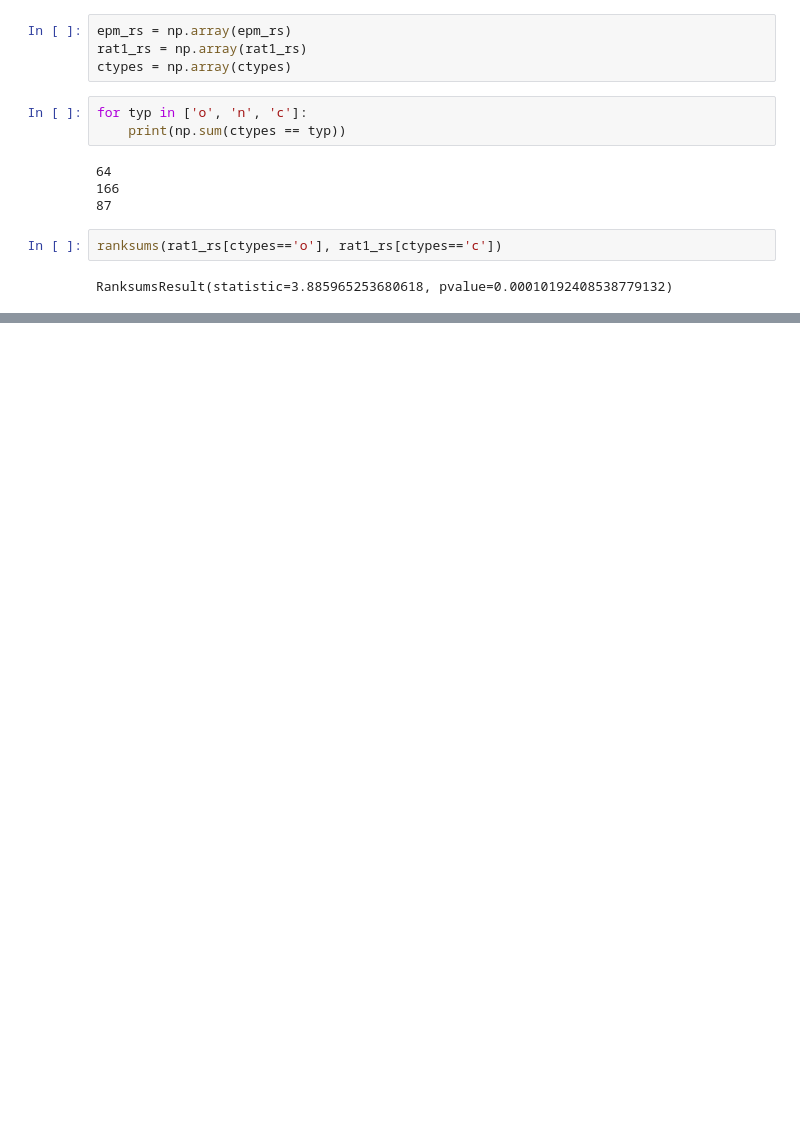
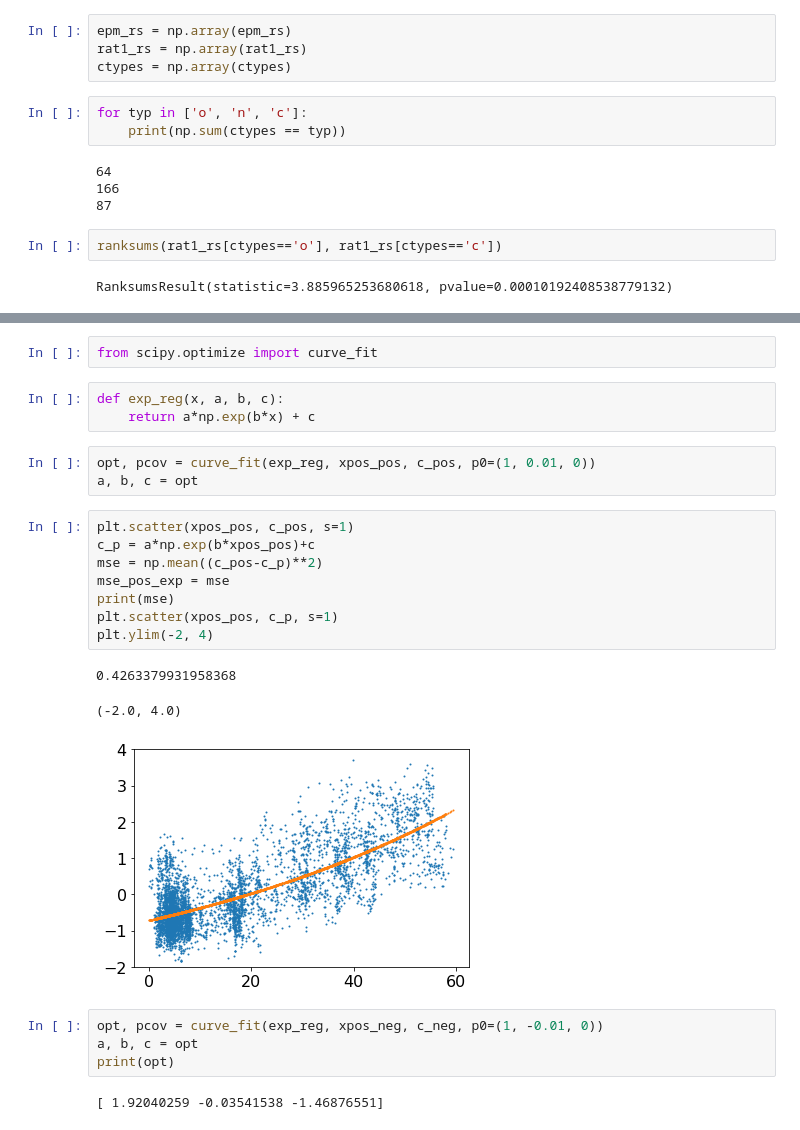
Before and after one commit to johannes-lee/eLife_dPAG-ensembles-represent-approach-and-avoidance-states, a Jupyter notebook: elife_3s3B_3s3C.ipynb, the cells around one changed output, grey strips where cells are left out. Drawn from its saved outputs; the diff is of its cells as text; blank space fills up the shorter version.

```diff
--- a/elife_3s3B_3s3C.ipynb
+++ b/elife_3s3B_3s3C.ipynb
@@ -99,0 +183,26 @@ plt.savefig('./elife_figs/3s3B.svg')
+# %%
+from scipy.optimize import curve_fit
+# %%
+def exp_reg(x, a, b, c):
+    return a*np.exp(b*x) + c
+# %%
+opt, pcov = curve_fit(exp_reg, xpos_pos, c_pos, p0=(1, 0.01, 0))
+a, b, c = opt
+# %%
+plt.scatter(xpos_pos, c_pos, s=1)
+c_p = a*np.exp(b*xpos_pos)+c
+mse = np.mean((c_pos-c_p)**2)
+mse_pos_exp = mse
+print(mse)
+plt.scatter(xpos_pos, c_p, s=1)
+plt.ylim(-2, 4)
+# %% [output]
+0.4263379931958368
+(-2.0, 4.0)
+[figure, added]
+# %%
+opt, pcov = curve_fit(exp_reg, xpos_neg, c_neg, p0=(1, -0.01, 0))
+a, b, c = opt
+print(opt)
+# %% [output]
+[ 1.92040259 -0.03541538 -1.46876551]
```
Also changed, not shown: parts of 14 cells of this notebook, 15 other files.
